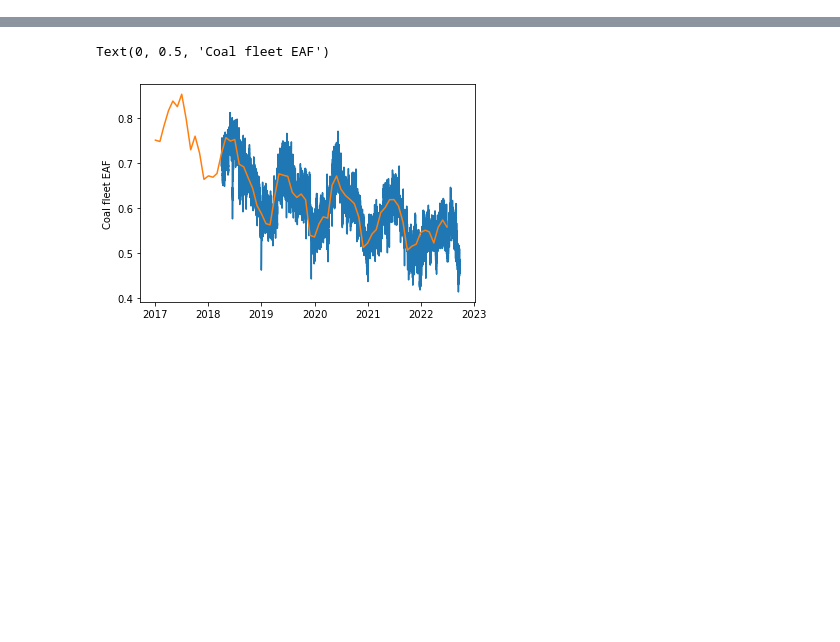
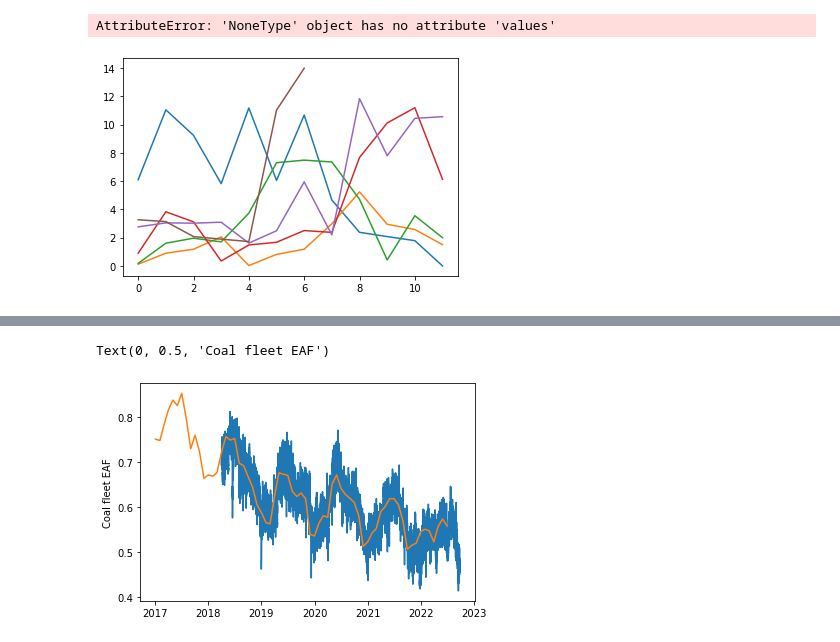
Before and after one commit to PyPSA/pypsa-za, a Jupyter notebook: notebooks/general_playground.ipynb, the cells around one changed output, grey strips where cells are left out. Saved outputs shown, nothing was run; the diff lists cells and outputs as text; code cells hidden in the pictures; blank space fills up the shorter version.

```diff
--- a/notebooks/general_playground.ipynb
+++ b/notebooks/general_playground.ipynb
@@ -23,0 +35,20 @@ df[df.type=='coal'].groupby('Date').sum()['capacity'].divide(df[df.type=='coal']
+# %%
+df = pd.read_csv('../data/Eskom EAF data.csv',index_col=[1,0],parse_dates=True)
+df['capacity'] = df['EAF %']/100 * df['MW']
+stations=df[df.type=='coal'].index.get_level_values(0).unique()
+eaf=pd.DataFrame(0,index=stations,columns=range(2017,2023))
+planned=pd.DataFrame(0,index=stations,columns=range(2017,2023))
+unplanned=pd.DataFrame(0,index=stations,columns=range(2017,2023))
+for s in stations:
+    eaf.loc[s,:]=df.loc[s,'EAF %'].groupby(df.loc[s,'EAF %'].index.year).mean()
+    planned.loc[s,:]=df.loc[s,'PCLF %'].groupby(df.loc[s,'PCLF %'].index.year).mean()
+    unplanned.loc[s,:]=df.loc[s,'UCLF %'].groupby(df.loc[s,'UCLF %'].index.year).mean()+df.loc[s,'OCLF %'].groupby(df.loc[s,'OCLF %'].index.year).mean()
+# %%
+df = pd.read_csv('../data/Eskom EAF data.csv',index_col=[1,0],parse_dates=True)
+df['capacity'] = df['EAF %']/100 * df['MW']
+df=df[df.type=='coal']
+df.index=df.index.get_level_values(1)
+variable='EAF %'
+type_avg=df.groupby(level=0).mean()
+type_avg.drop(['MW','capacity'],axis=1)
+type_avg.loc[:,variable].groupby(type_avg.index.year).mean()
@@ -23,0 +64,9 @@ df[df.type=='coal'].groupby('Date').sum()['capacity'].divide(df[df.type=='coal']
+# %%
+df = pd.read_csv('../data/Eskom EAF data.csv',index_col=[1,0],parse_dates=True)
+df['capacity'] = df['EAF %']/100 * df['MW']
+stations=df[df.type=='coal'].index.get_level_values(0)
+
+installed_capacity=pd.DataFrame(0,index=stations,columns=range(2017,2023))
+for s in stations:
+    for y in range(2017,2023):
+        installed_capacity.loc[s,y]=df.loc[(s,str(y)),'MW'].mean()
@@ -23,0 +75,10 @@ df[df.type=='coal'].groupby('Date').sum()['capacity'].divide(df[df.type=='coal']
+# %%
+mean_pclf=type_avg[variable].groupby(type_avg.index.month).mean().to_clipboard()
+for y in [2017,2018,2019,2020,2021,2022]:
+    plt.plot(type_avg.loc[str(y),variable].values)
+
+plt.plot(mean_pclf.values,'k--',linewidth=3)
+plt.legend([2017,2018,2019,2020,2021,2022])
+# %% [output]
+AttributeError: 'NoneType' object has no attribute 'values'
+[figure, added]
```
Also changed, not shown: parts of 12 cells of this notebook, 5 other files.
